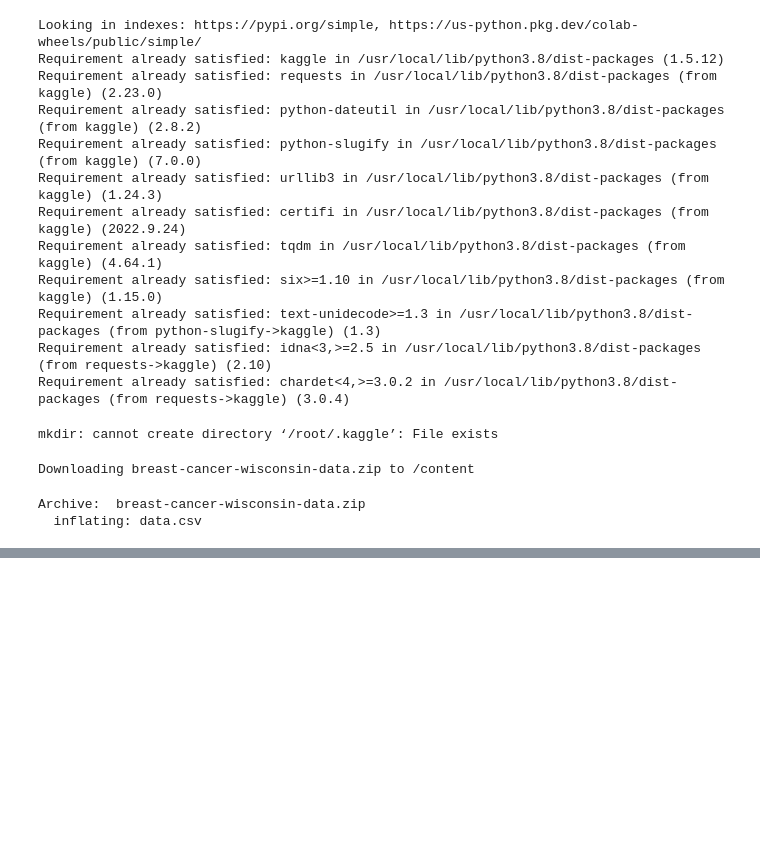
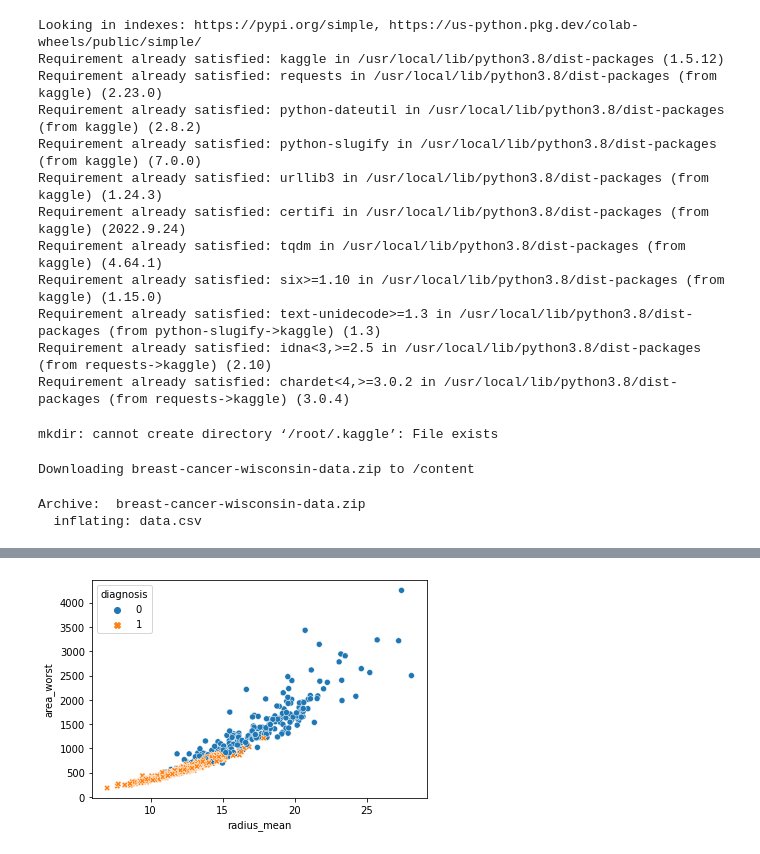
Before and after one commit to yasinahmadpoor/Breast_Cancer_Wisconsin_DataSet, a Jupyter notebook: Breast_Cancer_Wisconsin_DataSet.ipynb, the cells around one changed output, grey strips where cells are left out. Saved outputs shown, nothing was run; the diff lists cells and outputs as text; code cells hidden in the pictures; blank space fills up the shorter version.

```diff
--- a/Breast_Cancer_Wisconsin_DataSet.ipynb
+++ b/Breast_Cancer_Wisconsin_DataSet.ipynb
@@ -34,0 +145,4 @@ Archive:  breast-cancer-wisconsin-data.zip
+# %%
+def plot_feature(feat_1, feat_2):
+  sns.scatterplot(data=data, x=feat_1, y=feat_2, hue='diagnosis', style="diagnosis")
+  plt.show()
@@ -34,0 +162,4 @@ Archive:  breast-cancer-wisconsin-data.zip
+# %%
+plot_feature('radius_mean', 'area_worst')
+# %% [output]
+[figure, added]
```
Also changed, not shown: parts of 12 cells of this notebook.
